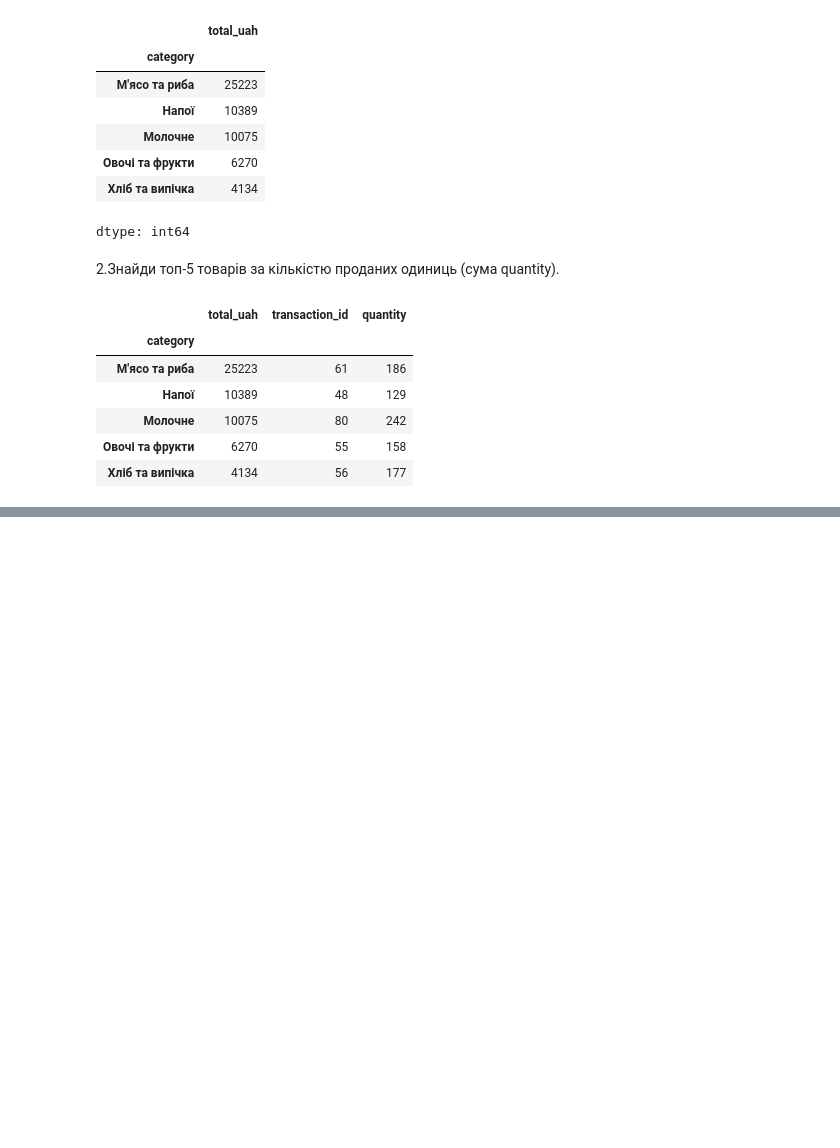
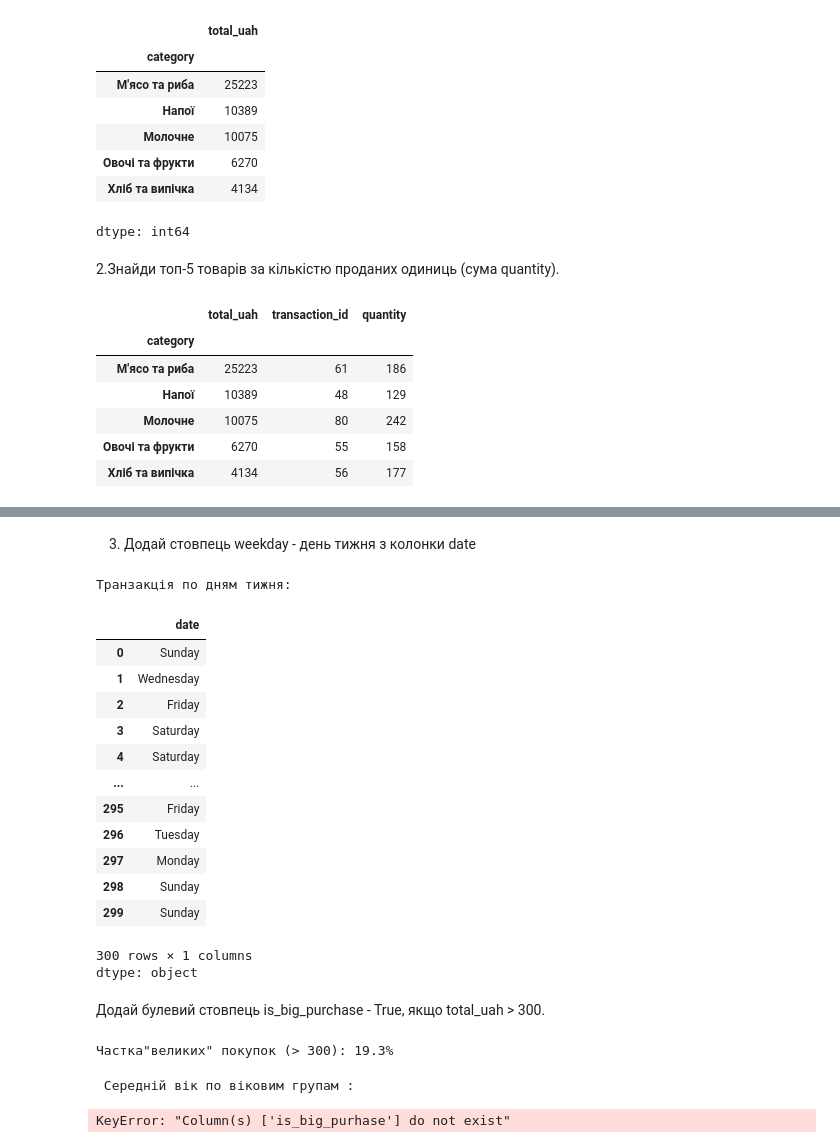
Before and after one commit to edik06031-rgb/DTA_2026, a Jupyter notebook: project_store_sales_analysis/store_sales_analysis.ipynb, the cells around one changed output, grey strips where cells are left out. Drawn from its saved outputs; the diff is of its cells as text; code cells hidden in the pictures; blank space fills up the shorter version.

```diff
--- a/project_store_sales_analysis/store_sales_analysis.ipynb
+++ b/project_store_sales_analysis/store_sales_analysis.ipynb
@@ -346,0 +446,9 @@ df.groupby("category").agg({"total_uah": "sum","transaction_id": "count","quanti
+# %%
+df["age_group"] = pd.cut(
+df["customer_age"],
+bins = [0, 30, 50, 100],
+labels= ['Молодь', 'Середній вік', 'Старші'],
+right = False # [0,30),[30,50),[50,100)
+)
+print("Розподіл по віковим групам: \n")
+df.age_group.value_counts()
@@ -346,0 +463,37 @@ df.groupby("category").agg({"total_uah": "sum","transaction_id": "count","quanti
+# %% [markdown]
+3. Додай стовпець weekday - день тижня з колонки date
+# %%
+df["weekday"] = df.date.dt.day_name()
+print("Транзакція по дням тижня: ")
+df.date.dt.day_name()
+# %% [output]
+Транзакція по дням тижня:
+|  | date |
+| 0 | Sunday |
+| 1 | Wednesday |
+| 2 | Friday |
+| 3 | Saturday |
+| 4 | Saturday |
+| ... | ... |
+| 295 | Friday |
+| 296 | Tuesday |
+| 297 | Monday |
+| 298 | Sunday |
+| 299 | Sunday |
+300 rows × 1 columns
+dtype: object
+# %% [markdown]
+Додай булевий стовпець is_big_purchase - True, якщо total_uah > 300.
+# %%
+df["is_big_purchase"] = df.total_uah > 300
+pct = df["is_big_purchase"].mean() * 100
+print(f"Частка\"великих\" покупок (> 300): {pct:.1f}%")
+# %% [output]
+Частка"великих" покупок (> 300): 19.3%
+# %%
+# Розподіл по віковим групам
+print(" Середній вік по віковим групам :\n")
+df.groupby("age_group", observed=True).agg({"total_uah":"mean","is_big_purhase": sum}).round(2)
+# %% [output]
+ Середній вік по віковим групам :
+KeyError: "Column(s) ['is_big_purhase'] do not exist"
```
Also changed, not shown: parts of 26 cells of this notebook.
